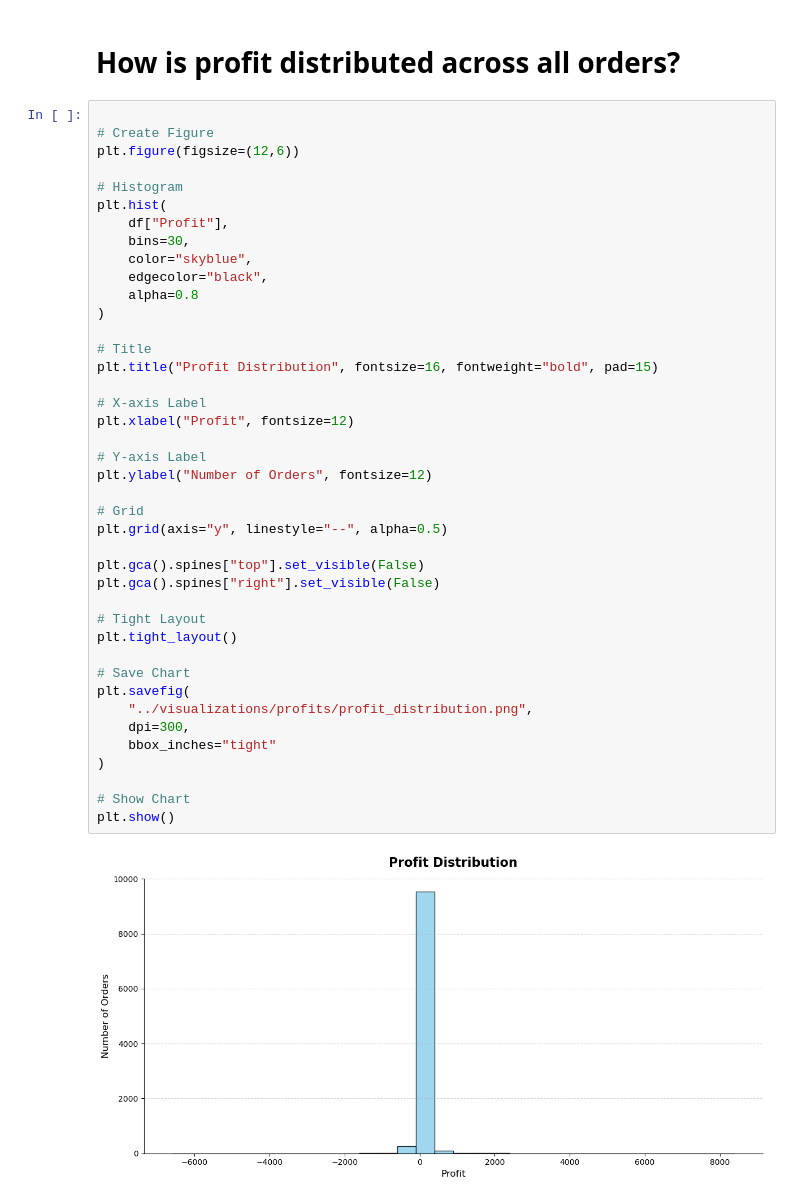
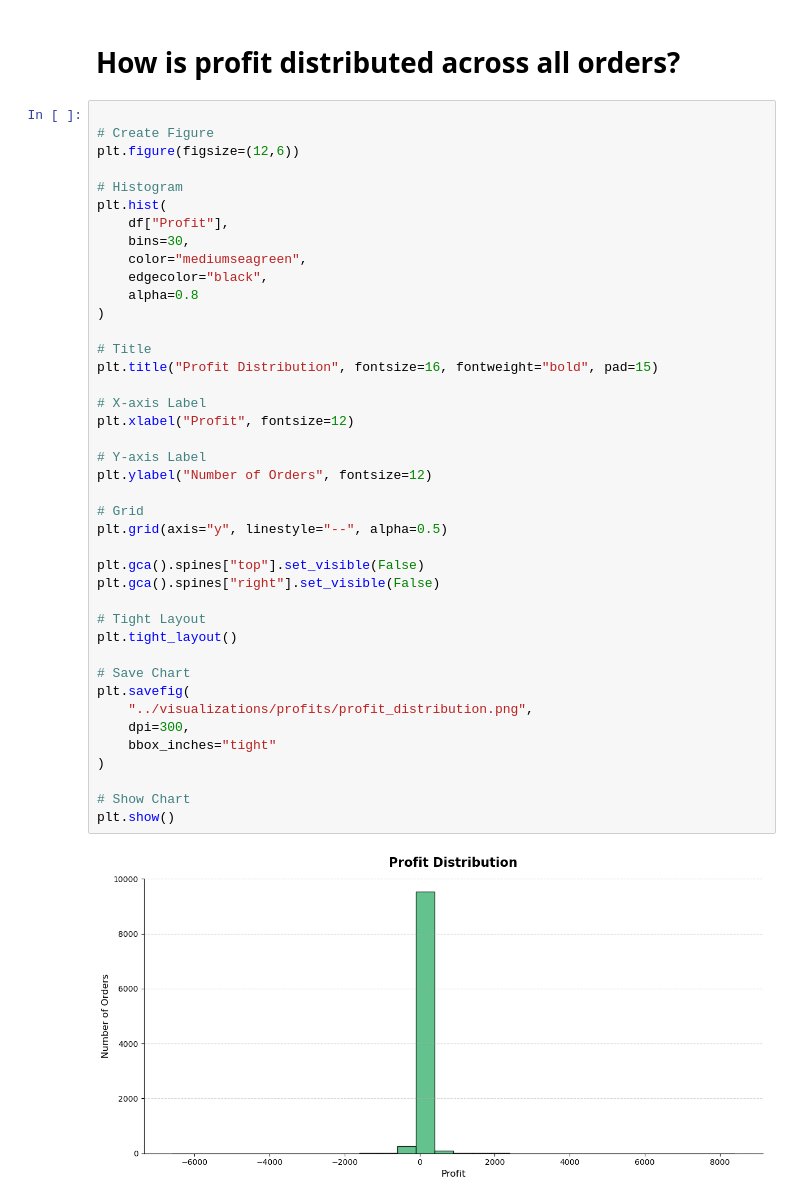
Before and after one commit to nilesh-2006/E-Commerce-Sales-Analysis, a Jupyter notebook: notebooks/05_profit_analysis.ipynb, the cells around one changed output. Saved outputs shown, nothing was run; the diff lists cells and outputs as text.

```diff
--- a/notebooks/05_profit_analysis.ipynb
+++ b/notebooks/05_profit_analysis.ipynb
@@ -489,37 +493,37 @@ plt.figure(figsize=(12,6))
 plt.hist(
     df["Profit"],
     bins=30,
-    color="skyblue",
+    color="mediumseagreen",
     edgecolor="black",
     alpha=0.8
 )
 
 # Title
 plt.title("Profit Distribution", fontsize=16, fontweight="bold", pad=15)
 
 # X-axis Label
 plt.xlabel("Profit", fontsize=12)
 
 # Y-axis Label
 plt.ylabel("Number of Orders", fontsize=12)
 
 # Grid
 plt.grid(axis="y", linestyle="--", alpha=0.5)
 
 plt.gca().spines["top"].set_visible(False)
 plt.gca().spines["right"].set_visible(False)
 
 # Tight Layout
 plt.tight_layout()
 
 # Save Chart
 plt.savefig(
     "../visualizations/profits/profit_distribution.png",
     dpi=300,
     bbox_inches="tight"
 )
 
 # Show Chart
 plt.show()
 # %% [output]
-[figure, old version]
+[figure, new version]
```
Also changed, not shown: parts of 7 cells of this notebook.
